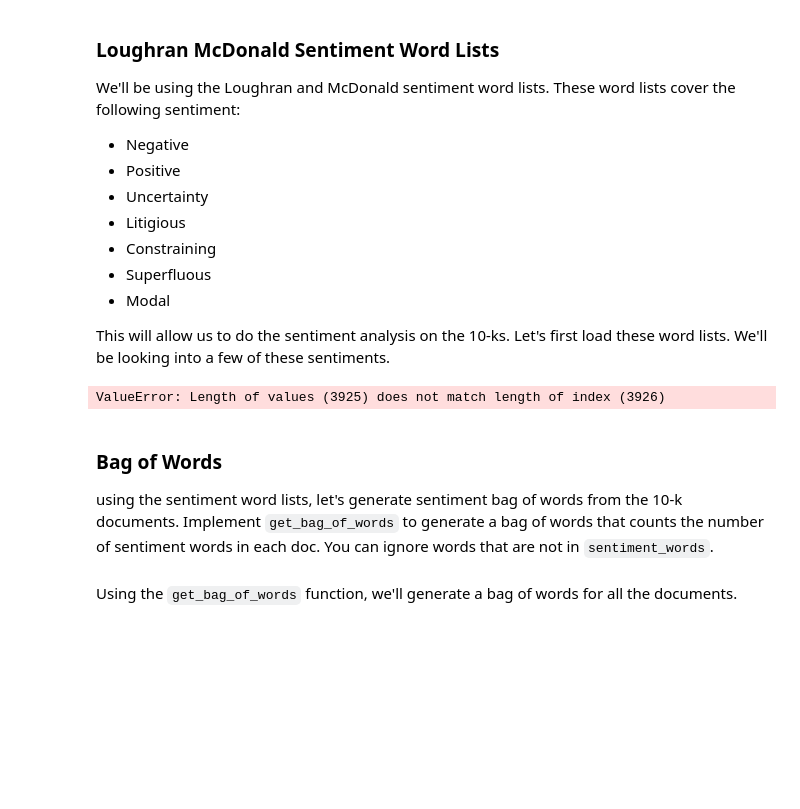
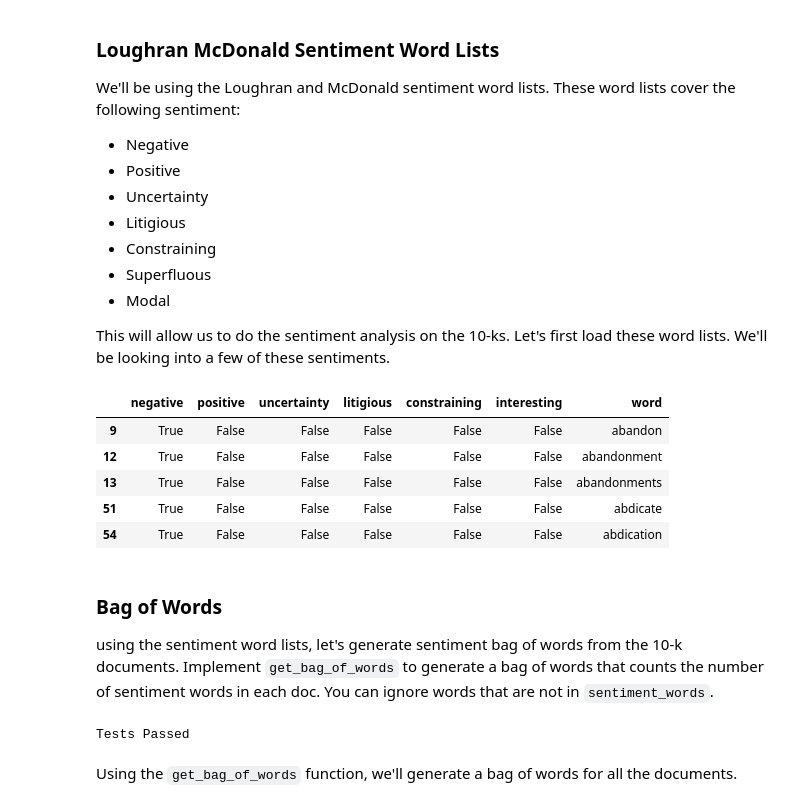
Before and after one commit to willhughes11/nlp-on-financial-statements, a Jupyter notebook: project_5_starter.ipynb, the cells around one changed output. Saved outputs shown, nothing was run; the diff lists cells and outputs as text; code cells hidden in the pictures; blank space fills up the shorter version.

Commit message:
Project Submission

```diff
--- a/project_5_starter.ipynb
+++ b/project_5_starter.ipynb
@@ -379,7 +378,7 @@ project_helper.print_ten_k_data(ten_ks_by_ticker[example_ticker][:5], ['file_cle
 With the text cleaned up, it's time to distill the verbs down. Implement the `lemmatize_words` function to lemmatize verbs in the list of words provided.
 # %%
 from nltk.stem import WordNetLemmatizer
-from nltk.corpus import wordnet, stopwords
+from nltk.corpus import wordnet
 
 
 def lemmatize_words(words):
@@ -399,15 +398,12 @@ def lemmatize_words(words):
 
     # DONE: Implement
 
-    lemmatized_words=[]
-
+    lem_words = list()
     for word in words:
         words = word.split()
-        lemmatized_words_in = [w for w in words if w not in stopwords.words("english")]
-        lemmatized_words.extend([WordNetLemmatizer().lemmatize(w,pos='v')for w in lemmatized_words_in])
+        lem_words.extend([WordNetLemmatizer().lemmatize(w,pos='v') for w in words])
 
-
-    return lemmatized_words
+    return lem_words
 
 
 project_tests.test_lemmatize_words(lemmatize_words)
@@ -468,26 +464,32 @@ We'll be using the Loughran and McDonald sentiment word lists. These word lists
 This will allow us to do the sentiment analysis on the 10-ks. Let's first load these word lists. We'll be looking into a few of these sentiments.
 # %%
 import os
-
-
+import pandas as pd
+import shutil
 sentiments = ['negative', 'positive', 'uncertainty', 'litigious', 'constraining', 'interesting']
 
-sentiment_df = pd.read_csv(os.path.join('data','loughran_mcdonald_master_dic_2016.csv'))
+sentiment_df = pd.read_csv(os.path.join('..', '..', 'data', 'project_5_loughran_mcdonald', 'loughran_mcdonald_master_dic_2016.csv'))
+#shutil.copytree('../../data/project_5_loughran_mcdonald/', '/home/workspace/data')
 sentiment_df.columns = [column.lower() for column in sentiment_df.columns] # Lowercase the columns for ease of use
 
 # Remove unused information
 sentiment_df = sentiment_df[sentiments + ['word']]
 sentiment_df[sentiments] = sentiment_df[sentiments].astype(bool)
 sentiment_df = sentiment_df[(sentiment_df[sentiments]).any(1)]
 
 # Apply the same preprocessing to these words as the 10-k words
 sentiment_df['word'] = lemmatize_words(sentiment_df['word'].str.lower())
 sentiment_df = sentiment_df.drop_duplicates('word')
 
 
 sentiment_df.head()
 # %% [output]
-ValueError: Length of values (3925) does not match length of index (3926)
+|  | negative | positive | uncertainty | litigious | constraining | interesting | word |
+| 9 | True | False | False | False | False | False | abandon |
+| 12 | True | False | False | False | False | False | abandonment |
+| 13 | True | False | False | False | False | False | abandonments |
+| 51 | True | False | False | False | False | False | abdicate |
+| 54 | True | False | False | False | False | False | abdication |
 # %% [markdown]
 ### Bag of Words
 using the sentiment word lists, let's generate sentiment bag of words from the 10-k documents. Implement `get_bag_of_words` to generate a bag of words that counts the number of sentiment words in each doc. You can ignore words that are not in `sentiment_words`.
@@ -517,10 +519,21 @@ def get_bag_of_words(sentiment_words, docs):
 
     # DONE: Implement
 
-    return collection.Counter(sentiment_words, docs)
+    bag = np.empty([0,len(sentiment_words)],dtype=int)
+    vectorizer = CountVectorizer()
+    vectorizer.fit(sentiment_words)
+    for doc in docs:
+        doc=[doc]
+        vector = vectorizer.transform(doc)
+        vector = vector.toarray()
+        bag = np.append(bag, vector, axis=0)
+
+    return bag
 
 
 project_tests.test_get_bag_of_words(get_bag_of_words)
+# %% [output]
+Tests Passed
 # %% [markdown]
 Using the `get_bag_of_words` function, we'll generate a bag of words for all the documents.
 # %%
```
Also changed, not shown: parts of 17 cells of this notebook, 2 other files.
